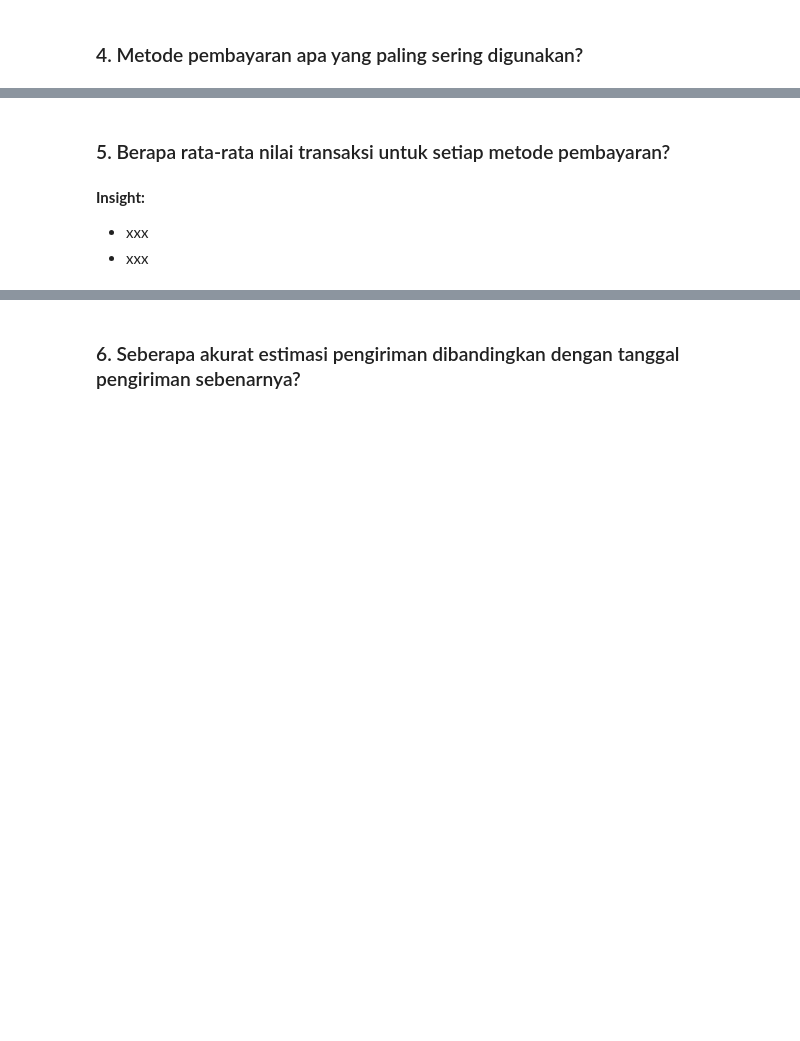
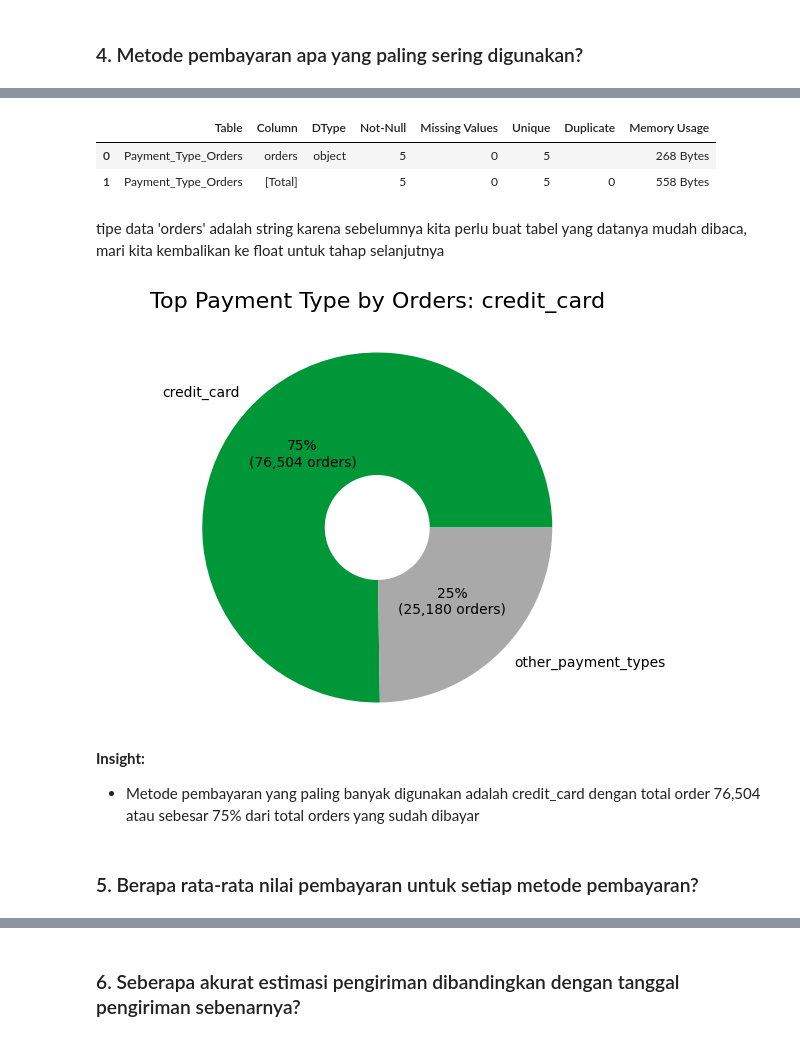
Before and after one commit to arguto1993/olist-ecommerce-performance, a Jupyter notebook: ecommerce_performance.ipynb, the cells around one changed output, grey strips where cells are left out. Cells and saved outputs as stored; diff of their text form; code cells hidden in the pictures; blank space fills up the shorter version.

```diff
--- a/ecommerce_performance.ipynb
+++ b/ecommerce_performance.ipynb
@@ -2010,6 +2023,56 @@ for title, field_df in title_field_df_dict.items():
+# %%
+show_table_info(payment_types_orders, "payment_type_orders")
+# %% [output]
+|  | Table | Column | DType | Not-Null | Missing Values | Unique | Duplicate | Memory Usage |
+| 0 | Payment_Type_Orders | orders | object | 5 | 0 | 5 |  | 268 Bytes |
+| 1 | Payment_Type_Orders | [Total] |  | 5 | 0 | 5 | 0 | 558 Bytes |
+# %% [markdown]
+tipe data 'orders' adalah string karena sebelumnya kita perlu buat tabel yang datanya mudah dibaca, mari kita kembalikan ke float untuk tahap selanjutnya
+# %%
+# Safely convert 'orders' column from string to float
+if payment_types_orders['orders'].dtype == 'object':
+    payment_types_orders['orders'] = payment_types_orders['orders'].str.replace(',', '').astype(float)
+# %%
+# Sort the data in descending order
+sorted_data = payment_types_orders.sort_values('orders', ascending=False)
+
+# Get the top payment type
+top_payment_type = sorted_data.index[0]
+top_payment_orders = sorted_data.loc[top_payment_type, 'orders']
+
+# Sum up the rest of the payment types
+other_payment_types = sorted_data.iloc[1:]
+other_orders = other_payment_types['orders'].sum()
+
+# Prepare data for pie chart
+pie_labels = [top_payment_type, 'other_payment_types']
+pie_orders = [top_payment_orders, other_orders]
+
+# Create the pie chart
+fig, ax = plt.subplots(figsize=(7, 5))
+wedges, texts, autotexts = ax.pie(
+    pie_orders,
+    labels=pie_labels,
+    autopct=lambda pct: f"{pct:.0f}%\n({int(pct/100 * sum(pie_orders)):,} orders)",
+    colors=[color1, color4],
+    startangle=0
+)
+
+# Create a white center circle to make it doughnut chart
+centre_circle = plt.Circle((0, 0), 0.3, fc='white')
+ax.add_artist(centre_circle)
+
+# Set aspect ratio to be equal so that pie is circular
+ax.axis('equal')
+
+# Dynamically set the title
+ax.set_title(f'Top Payment Type by Orders: {top_payment_type}', fontsize=16, pad=20)
+
+plt.show()
+# %% [output]
+[figure, added]
+# %% [markdown]
+**Insight:**
+- Metode pembayaran yang paling banyak digunakan adalah credit_card dengan total order 76,504 atau sebesar 75% dari total orders yang sudah dibayar
 # %% [markdown]
-### 5. Berapa rata-rata nilai transaksi untuk setiap metode pembayaran?
+### 5. Berapa rata-rata nilai pembayaran untuk setiap metode pembayaran?
-# %% [markdown]
-**Insight:**
-- xxx
-- xxx
```
Also changed, not shown: parts of 37 cells of this notebook.
